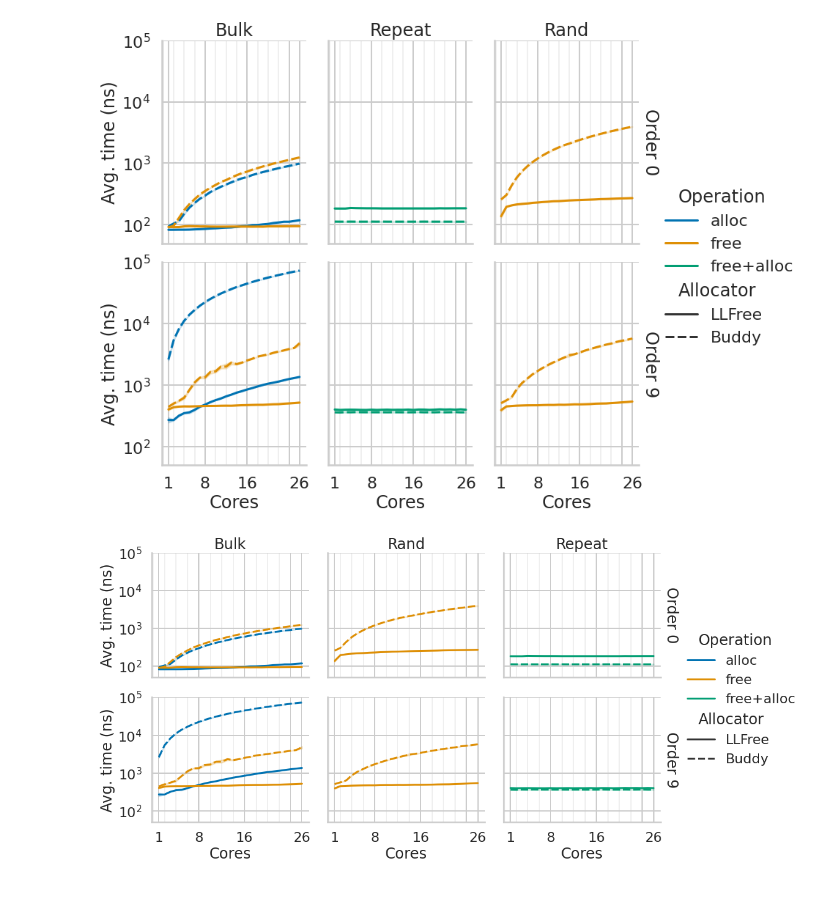
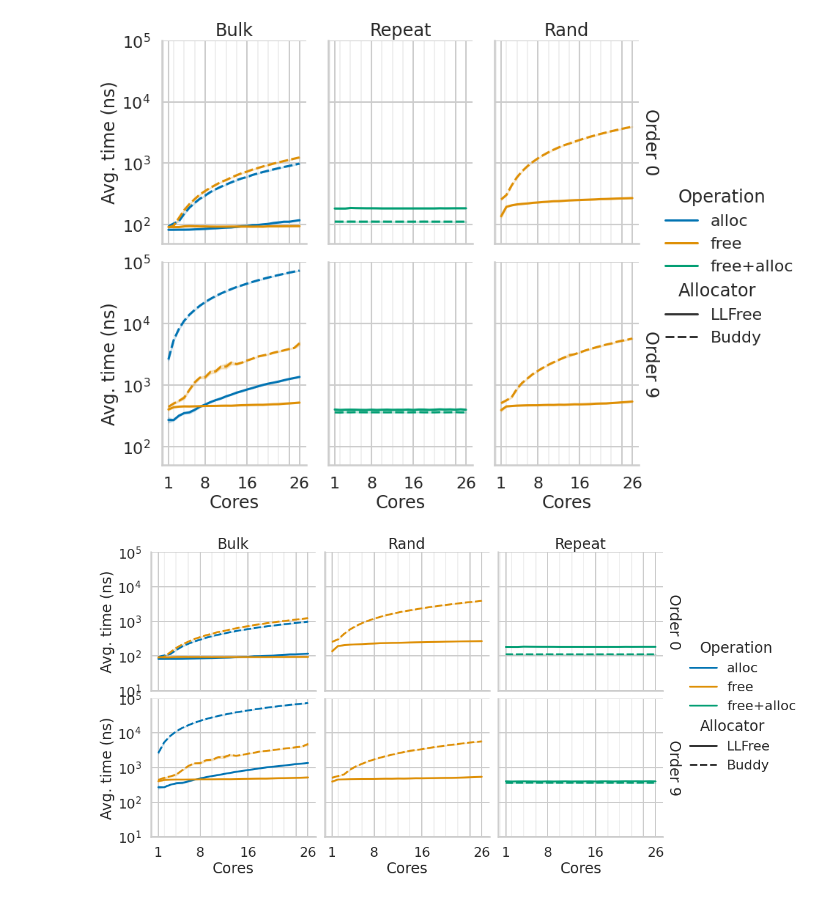
Before and after one commit to luhsra/llfree-bench, a Jupyter notebook: module.ipynb, the cells around one changed output. Saved outputs shown, nothing was run; the diff lists cells and outputs as text; code cells hidden in the pictures.

```diff
--- a/module.ipynb
+++ b/module.ipynb
@@ -182,32 +180,32 @@ save_dref("module_c", ["Allocator", "bench", "order", "cores", "Operation"], pgd
 data_ll = read_all_bench(ll_c, [0, 9])
 data_ll["Allocator"] = "LLFree"
 data_bu = read_all_bench(bu_c, [0, 9])
 data_bu["Allocator"] = "Buddy"
 
 data_c = pd.concat([data_ll, data_bu], ignore_index=True)
 pgd = data_c.melt(
     id_vars=["bench", "order", "cores", "Allocator"],
     value_vars=["alloc", "free", "free+alloc"], value_name="time", var_name="Operation")
 
 with sns.plotting_context("poster"):
     g = sns.FacetGrid(data=pgd, row="order", col="bench", col_order=["Bulk", "Rand", "Repeat"],
                       height=4, aspect=1.2, margin_titles=True, )
     g.map_dataframe(sns.lineplot, x="cores", y="time",
                     style="Allocator", hue="Operation")
     g.add_legend(adjust_subtitles=True)
 
-    g.set(ylim=(50, 10**5))
+    g.set(ylim=(10, 10**5))
     g.set(yscale="log")
     g.set(xticks=[1, 8, 16, 24, 26])
     for ax in g.axes_dict.values():
         ax.set_xticks(list(range(0, 27, 2)), minor=True)
         ax.set_yticks([], minor=True)
         ax.grid(which="minor", alpha=0.3)
     g.set(xticklabels=[1, 8, 16, "", 26])
 
     g.set(ylabel="Avg. time (ns)")
     g.set(xlabel="Cores")
     g.set_titles(col_template="{col_name}", row_template="Order {row_name}")
     g.savefig("out/module_c_wide.pdf")
 # %% [output]
-[figure, old version]
+[figure, new version]
```
Also changed, not shown: parts of 1 cell of this notebook, 20 other files.
